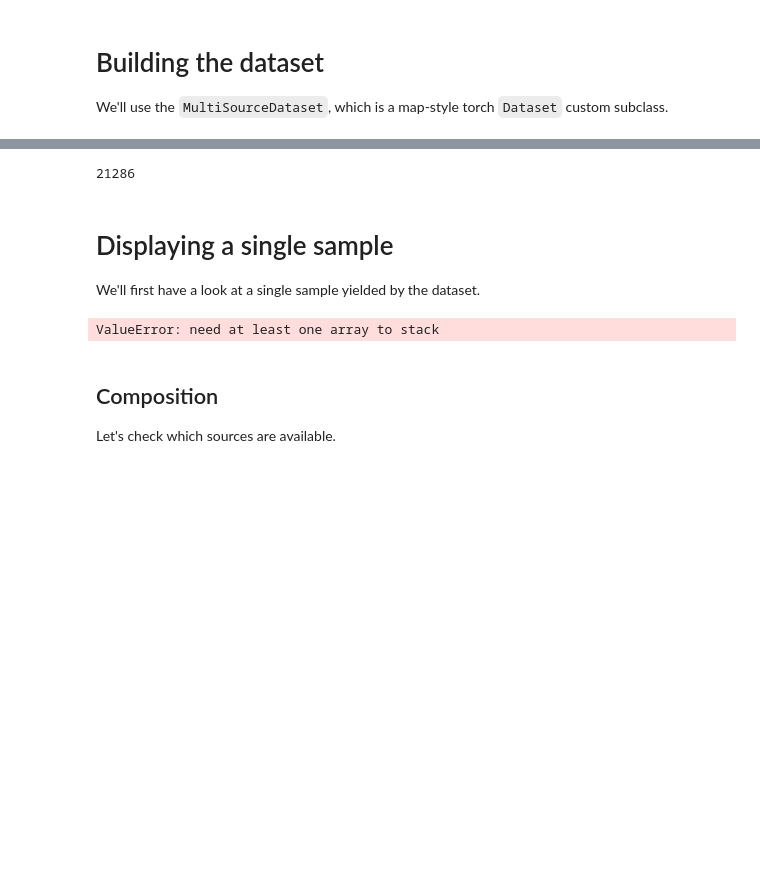
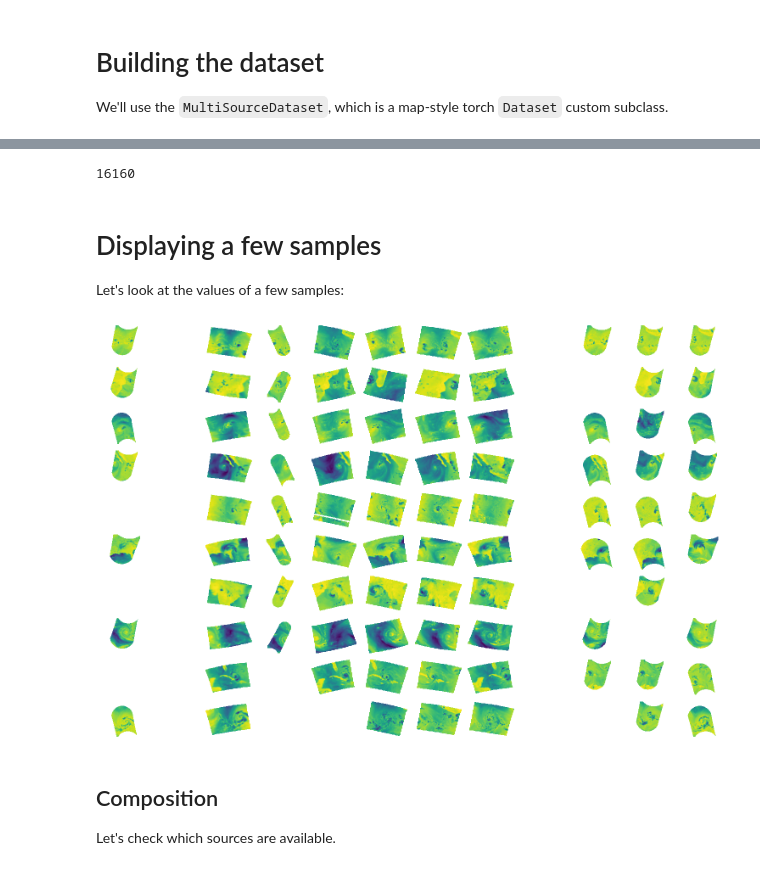
Before and after one commit to dauvillc/tc_multi_sources, a Jupyter notebook: notebooks/preprocessed.ipynb, the cells around one changed output, grey strips where cells are left out. Saved outputs shown, nothing was run; the diff lists cells and outputs as text; code cells hidden in the pictures; blank space fills up the shorter version.

```diff
--- a/notebooks/preprocessed.ipynb
+++ b/notebooks/preprocessed.ipynb
@@ -27,9 +27,13 @@ from multi_sources.data_processing.utils import read_variables_dict
 # %%
 # context initialization
 with initialize(version_base=None, config_path="../conf"):
-    cfg = compose(config_name="train", overrides=["paths=local", "sources=all_sources"])
-paths = cfg['paths']
-sources_cfg = cfg['sources']
+    cfg = compose(
+        config_name="train",
+        # We must specify a trainer and model for hydra, but they won't be used in this notebook.
+        overrides=["paths=local", "sources=sat_interp_89GHz", "trainer=1gpu", "model=msvit_8b_d256"],
+    )
+paths = cfg["paths"]
+sources_cfg = cfg["sources"]
 # %%
 sources_cfg
 # %% [output]
@@ -42,6 +46,6 @@
 dataset_dir = paths['preprocessed_dataset']
 split = 'train'
 included_vars = read_variables_dict(sources_cfg)
-dataset = MultiSourceDataset(dataset_dir, split, included_vars, single_channel_sources=False)
+dataset = MultiSourceDataset(dataset_dir, split, included_vars)
 # %% [output]
 train: Browsing requested sources and loading metadata...
@@ -50,21 +61,30 @@ train: Computing sources availability...
 # %%
 len(dataset)
 # %% [output]
-21286
+16160
 # %% [markdown]
-# Displaying a single sample
-We'll first have a look at a single sample yielded by the dataset.
+# Displaying a few samples
+Let's look at the values of a few samples:
 # %%
 rng = np.random.default_rng(17)
-sample = dataset[rng.integers(low=0, high=len(dataset), size=1)[0]]
-sample = dataset[61]
-# sample is a dict {source_name: map} where map is a dict containing
-# various information about the sample.
+indices = rng.integers(low=0, high=len(dataset), size=10)
+samples = [dataset[i] for i in indices]
-# %% [output]
-ValueError: need at least one array to stack
+# %%
+n_sources = len(dataset.sources)
 # %%
-for key in sample[list(sample.keys())[0]]:
-    print(key)
+fig, axes = plt.subplots(nrows=len(samples), ncols=n_sources, figsize=(15, 10))
+
+for i, sample in enumerate(samples):
+    for j, source in enumerate(dataset.sources):
+        ax = axes[i, j]
+        if source.name in sample:
+            ax.imshow(sample[source.name]['values'][0])
+        ax.axis('off')
+
+plt.tight_layout()
+plt.show()
+# %% [output]
+[figure, added]
 # %% [markdown]
 ## Composition
 Let's check which sources are available.
```
Also changed, not shown: parts of 11 cells of this notebook, 10 other files.
